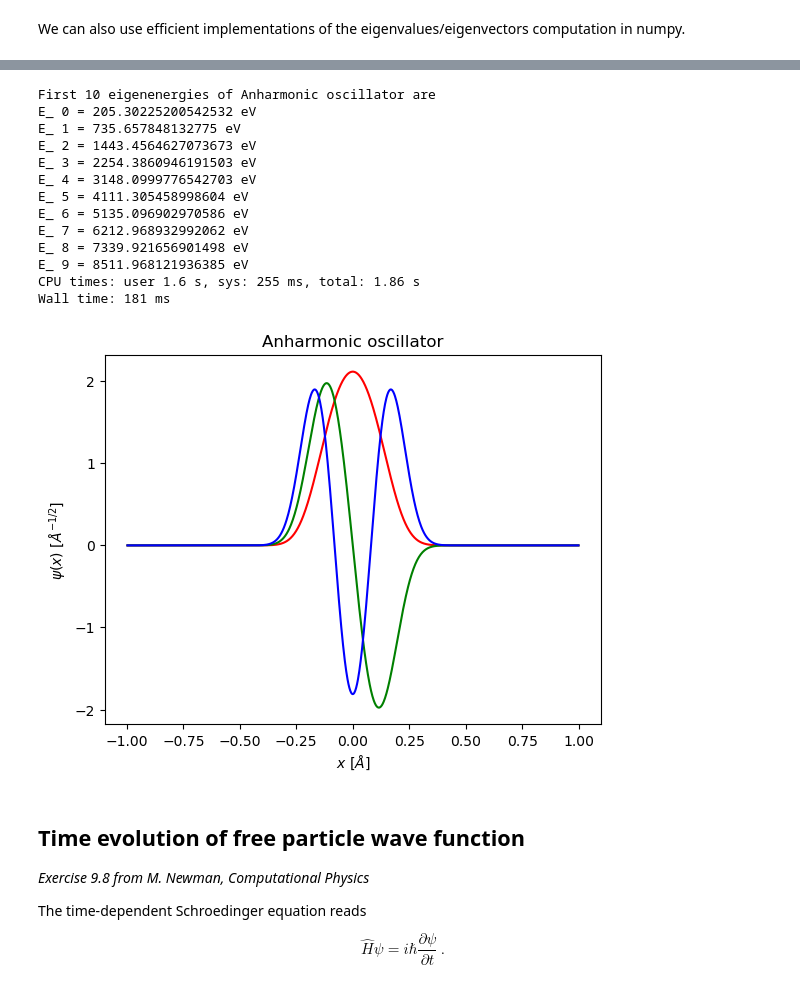
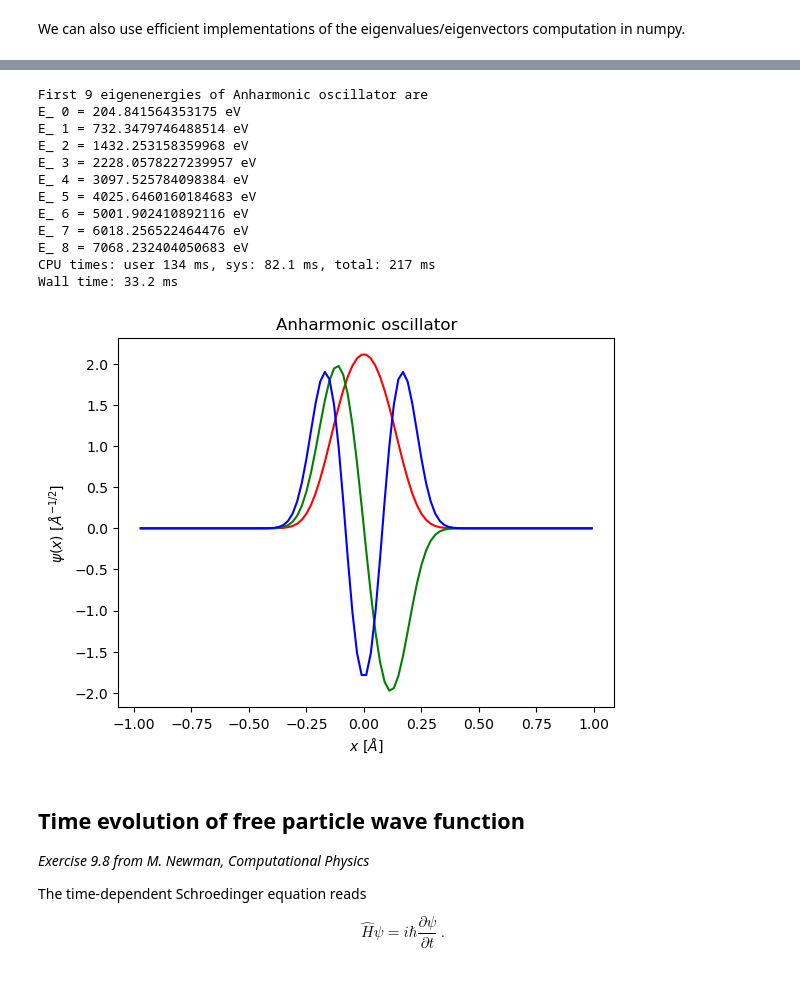
Before and after one commit to vlvovch/PHYS6350-ComputationalPhysics, a Jupyter notebook: code/13_QuantumMechanics/13_QuantumMechanics.ipynb, the cells around one changed output, grey strips where cells are left out. Cells and saved outputs as stored; diff of their text form; code cells hidden in the pictures.

```diff
--- a/code/13_QuantumMechanics/13_QuantumMechanics.ipynb
+++ b/code/13_QuantumMechanics/13_QuantumMechanics.ipynb
@@ -52,7 +52,7 @@ hbar = 1.0546e-34  # Planck's constant over 2*pi
 e = 1.6022e-19     # Electron charge
 V0 = 50*e
 a  = 1e-11
-N = 1000
+N = 100
 L = 20*a
 dx = L/N
 
@@ -210,7 +210,7 @@ We can also use efficient implementations of the eigenvalues/eigenvectors comput
 Vpot = Vharm
 Vlabel = "Harmonic oscillator"
 eigenvalues, eigenvectors = np.linalg.eigh(HamiltonianMatrix(Vpot))
-Nprint = 10
+Nprint = 9
 print("First",Nprint,"eigenenergies of", Vlabel, "are")
 for n in range(Nprint):
     print("E_",n,"=",eigenvalues[n]/e,"eV")
@@ -246,41 +245,40 @@ Wall time: 176 ms
 # %%
 %%time
 Vpot = Vanharm
 Vlabel = "Anharmonic oscillator"
 eigenvalues, eigenvectors = np.linalg.eigh(HamiltonianMatrix(Vpot))
-Nprint = 10
+Nprint = 9
 print("First",Nprint,"eigenenergies of", Vlabel, "are")
 for n in range(Nprint):
     print("E_",n,"=",eigenvalues[n]/e,"eV")
 
 Nplot = 3
 colors = ['r','g','b']
 xpoints = [(-0.5 * L + dx*(k+0.5))*1.e10 for k in range(1,N)]
 plt.title(Vlabel)
 plt.xlabel("${x~[\\AA]}$")
 plt.ylabel("${\psi(x)~[\\AA^{-1/2}]}$")
 for i in range(Nplot):
     norm = integral_psi2(eigenvectors[:,i], dx)
     sign = 1
     if (integral_psi(eigenvectors[:,i],dx) < 0.):
         sign = -1
     # Plot the wave-function
     plt.plot(xpoints,1e-5*sign*eigenvectors[:,i]/np.sqrt(norm),label='E = ' + "{:.3f}".format(eigenvalues[i]/e) + ' eV',color=colors[i])
 # %% [output]
-First 10 eigenenergies of Anharmonic oscillator are
-E_ 0 = 205.30225200542532 eV
-E_ 1 = 735.657848132775 eV
-E_ 2 = 1443.4564627073673 eV
-E_ 3 = 2254.3860946191503 eV
-E_ 4 = 3148.0999776542703 eV
-E_ 5 = 4111.305458998604 eV
-E_ 6 = 5135.096902970586 eV
-E_ 7 = 6212.968932992062 eV
-E_ 8 = 7339.921656901498 eV
-E_ 9 = 8511.968121936385 eV
-CPU times: user 1.6 s, sys: 255 ms, total: 1.86 s
-Wall time: 181 ms
+First 9 eigenenergies of Anharmonic oscillator are
+E_ 0 = 204.841564353175 eV
+E_ 1 = 732.3479746488514 eV
+E_ 2 = 1432.253158359968 eV
+E_ 3 = 2228.0578227239957 eV
+E_ 4 = 3097.525784098384 eV
+E_ 5 = 4025.6460160184683 eV
+E_ 6 = 5001.902410892116 eV
+E_ 7 = 6018.256522464476 eV
+E_ 8 = 7068.232404050683 eV
+CPU times: user 134 ms, sys: 82.1 ms, total: 217 ms
+Wall time: 33.2 ms
-[figure, old version]
+[figure, new version]
 # %% [markdown]
 ## Time evolution of free particle wave function
 
```
Also changed, not shown: parts of 4 cells of this notebook, 4 other files.
